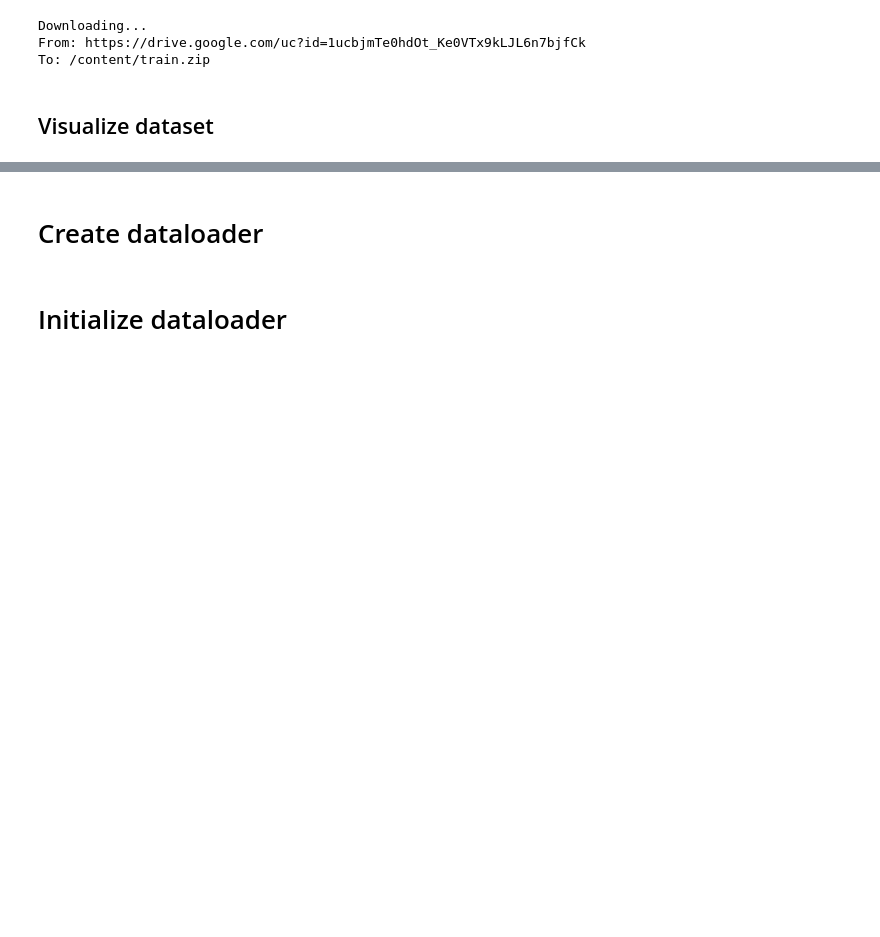
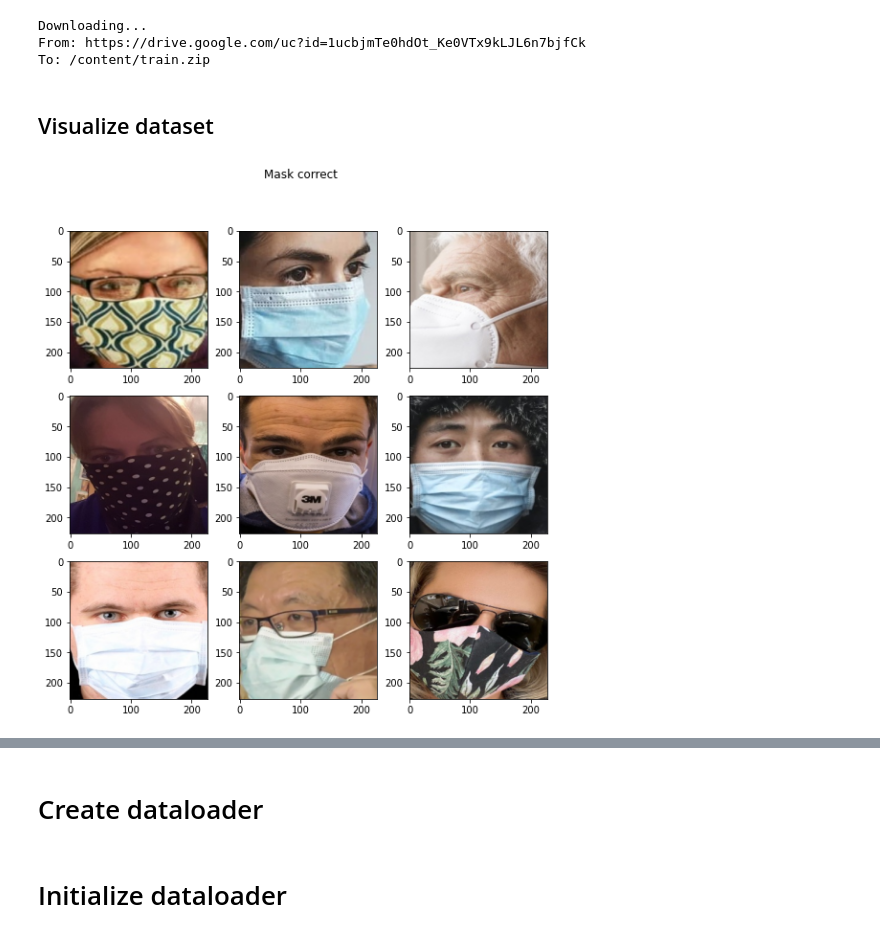
Before and after one commit to vieduy/CS114.K21, a Jupyter notebook: face_mask_correctly.ipynb, the cells around one changed output, grey strips where cells are left out. Drawn from its saved outputs; the diff is of its cells as text; code cells hidden in the pictures; blank space fills up the shorter version.

```diff
--- a/face_mask_correctly.ipynb
+++ b/face_mask_correctly.ipynb
@@ -42,2 +51,25 @@ from sklearn.metrics import accuracy_score
 # %% [markdown]
 ## Visualize dataset
+# %%
+from matplotlib import pyplot as plt
+
+root = 'face_mask_dataset'
+img_paths = []
+folder_path = glob.glob(root+'/*')
+for label_path in folder_path:
+  img_paths.extend(glob.glob(label_path+'/*'))
+
+fig = plt.figure(figsize=(9, 9))
+fig.suptitle('Mask correct')
+for i, img_path in enumerate(img_paths[:9]):
+    # define subplot
+    fig.add_subplot(3, 3, i + 1)
+    # plot raw pixel data
+    img = cv2.imread(img_path)
+    # img = np.resize(img, (227, 227, 3))
+    plt.imshow(cv2.cvtColor(img, cv2.COLOR_BGR2RGB))
+
+# show the figure
+plt.show()
+# %% [output]
+[figure, added]
```
Also changed, not shown: parts of 13 cells of this notebook.
